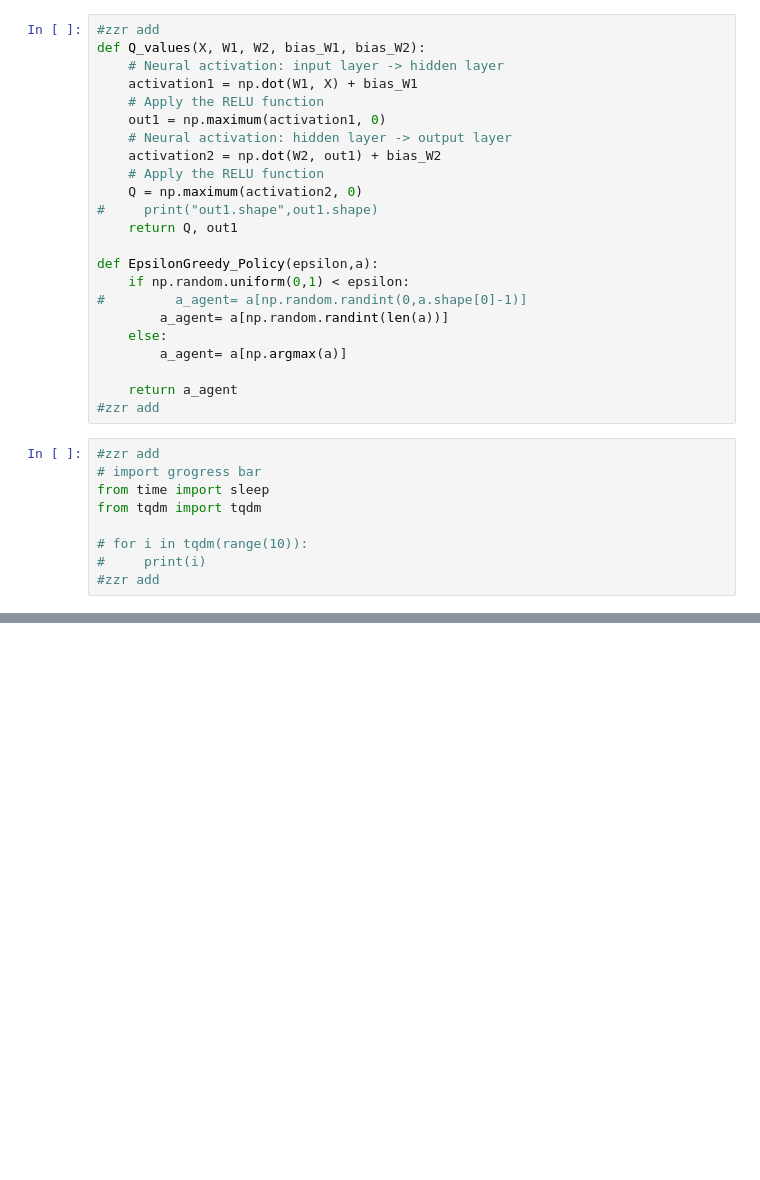
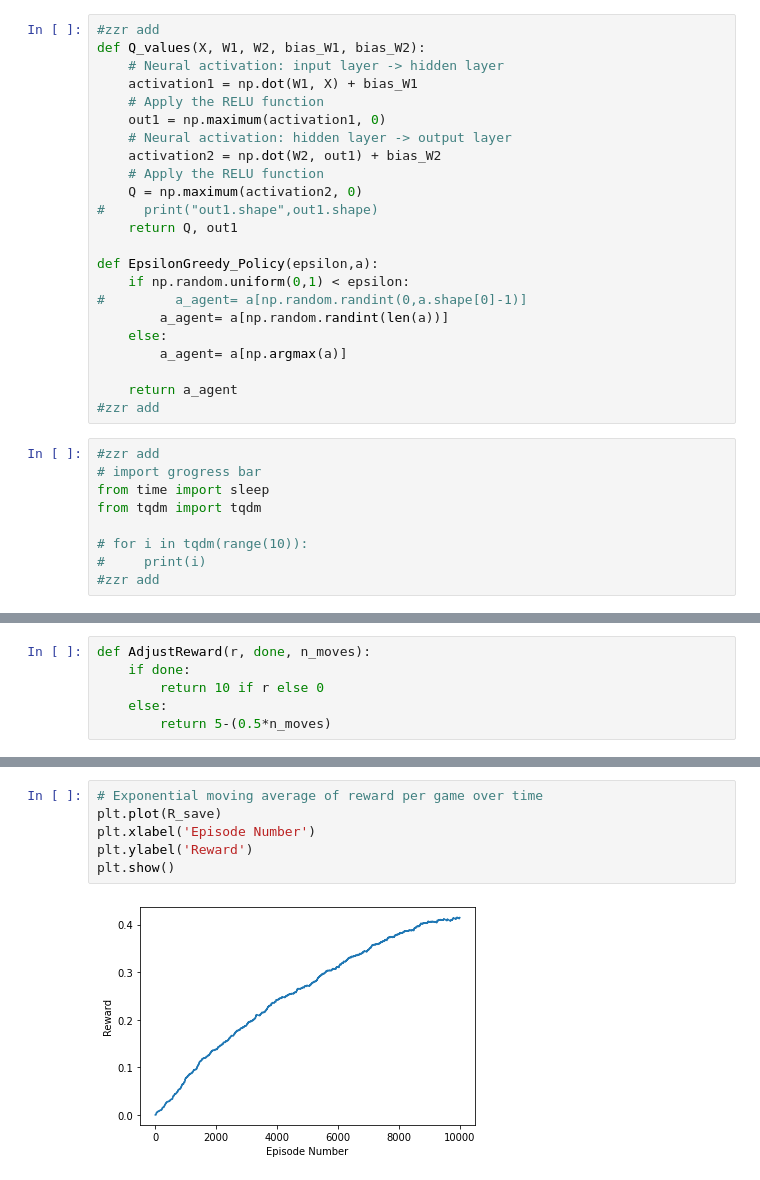
Before and after one commit to guandaz24/Reinforcement-Learning, a Jupyter notebook: Assignment_deep_q_learning_v2.ipynb, the cells around one changed output, grey strips where cells are left out. Cells and saved outputs as stored; diff of their text form; blank space fills up the shorter version.

```diff
--- a/Assignment_deep_q_learning_v2.ipynb
+++ b/Assignment_deep_q_learning_v2.ipynb
@@ -346,0 +391,6 @@ plt.show()
+# %%
+def AdjustReward(r, done, n_moves):
+    if done:
+        return 10 if r else 0
+    else:
+        return 5-(0.5*n_moves)
@@ -346,0 +486,8 @@ plt.show()
+# %%
+# Exponential moving average of reward per game over time
+plt.plot(R_save)
+plt.xlabel('Episode Number')
+plt.ylabel('Reward')
+plt.show()
+# %% [output]
+[figure, added]
```
Also changed, not shown: parts of 10 cells of this notebook, 1 other file.
